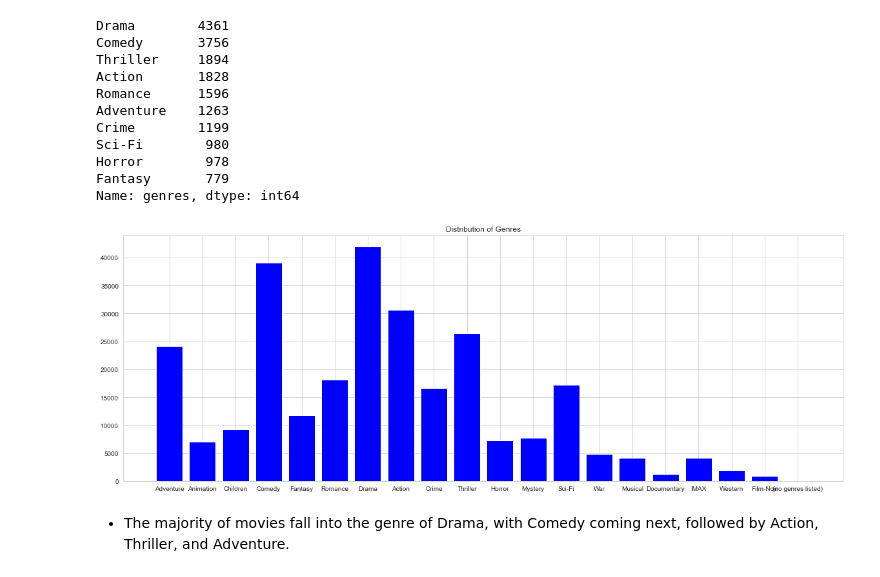
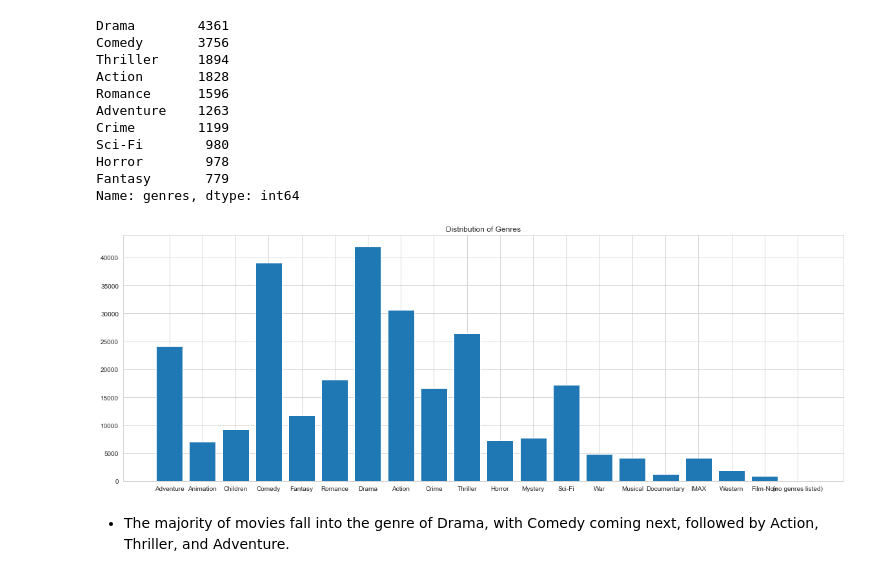
Before and after one commit to Lucy-Munge/Movie-Recommender-System, a Jupyter notebook: MovieLens-Recommender-System.ipynb, the cells around one changed output. Cells and saved outputs as stored; diff of their text form; code cells hidden in the pictures.

```diff
--- a/MovieLens-Recommender-System.ipynb
+++ b/MovieLens-Recommender-System.ipynb
@@ -492,20 +538,20 @@ Name: genres, dtype: int64
 # %%
 # distribution of genres
 
 plt.figure(figsize=(20,7))
 genres = merged_df['genres'].apply(lambda genres_movie : str(genres_movie).split("|"))
 
 genres_count = {}
 for genres_movie in genres:
     for genre in genres_movie:
         if(genres_count.get(genre,False)):
             genres_count[genre]=genres_count[genre]+1
         else:
             genres_count[genre] = 1
-plt.bar(genres_count.keys(),genres_count.values(),color='blue');
+plt.bar(genres_count.keys(),genres_count.values());
 plt.title('Distribution of Genres');
 # %% [output]
-[figure, old version]
+[figure, new version]
 # %% [markdown]
 - The majority of movies fall into the genre of Drama, with Comedy coming next, followed by Action, Thriller, and Adventure.
 # %%
```
Also changed, not shown: parts of 101 cells of this notebook.
